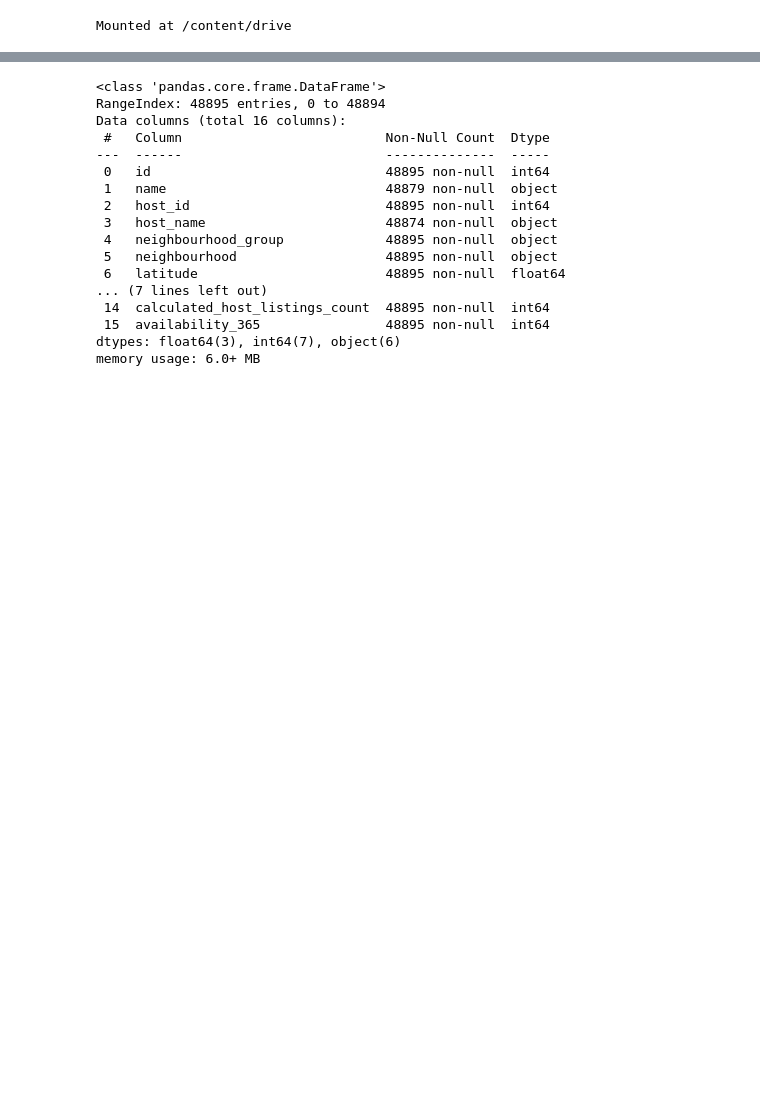
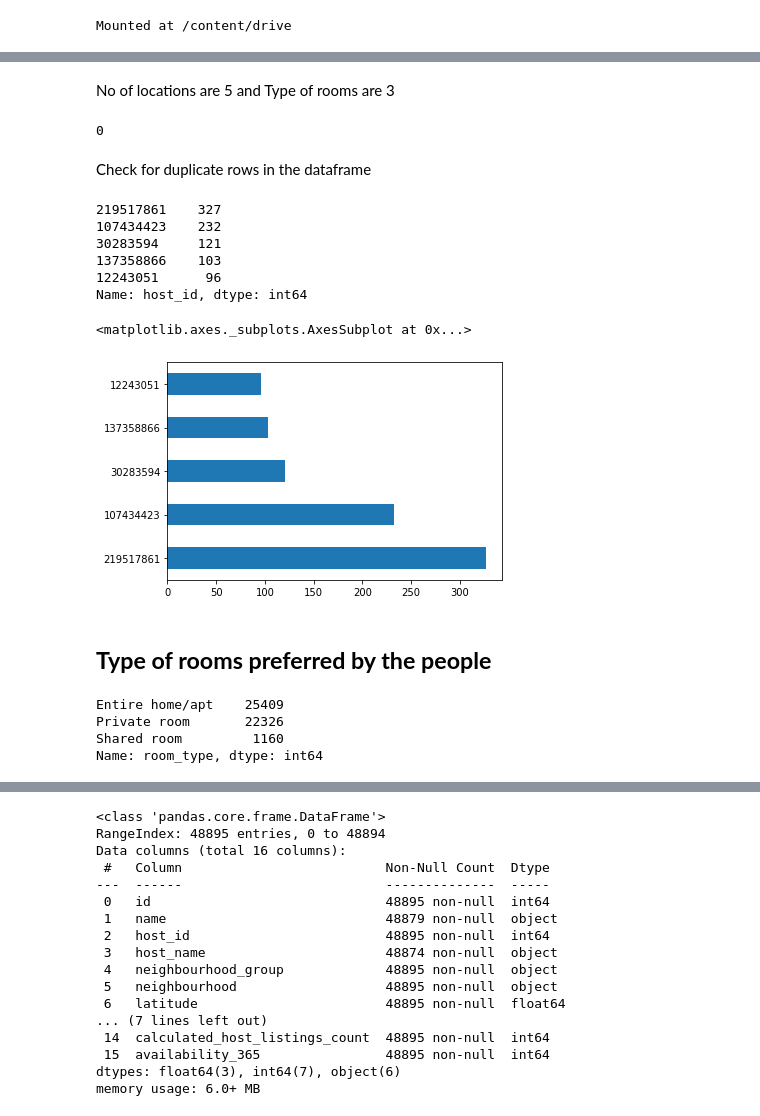
Before and after one commit to mkundhal/Airbnb-Bookings-Analysis---Capstone-Project, a Jupyter notebook: Mandeep_Airbnb_Bookings_Analysis_Capstone_Project.ipynb, the cells around one changed output, grey strips where cells are left out. Cells and saved outputs as stored; diff of their text form; code cells hidden in the pictures; blank space fills up the shorter version.

```diff
--- a/Mandeep_Airbnb_Bookings_Analysis_Capstone_Project.ipynb
+++ b/Mandeep_Airbnb_Bookings_Analysis_Capstone_Project.ipynb
@@ -61,0 +140,23 @@ df.head()
+# %% [markdown]
+No of locations are 5 and Type of rooms are 3
+# %%
+df.duplicated().sum()
+# %% [output]
+0
+# %% [markdown]
+Check for duplicate rows in the dataframe
+# %%
+df.host_id.value_counts().iloc[:5]
+# %% [output]
+219517861    327
+107434423    232
+30283594     121
+137358866    103
+12243051      96
+Name: host_id, dtype: int64
+# %%
+
+df.host_id.value_counts().iloc[:5].plot(kind='barh')
+# %% [output]
+<matplotlib.axes._subplots.AxesSubplot at 0x...>
+[figure, added]
@@ -61,0 +165,9 @@ df.head()
+# %% [markdown]
+## **Type of rooms preferred by the people**
+# %%
+df['room_type'].value_counts()
+# %% [output]
+Entire home/apt    25409
+Private room       22326
+Shared room         1160
+Name: room_type, dtype: int64
```
Also changed, not shown: parts of 19 cells of this notebook.
